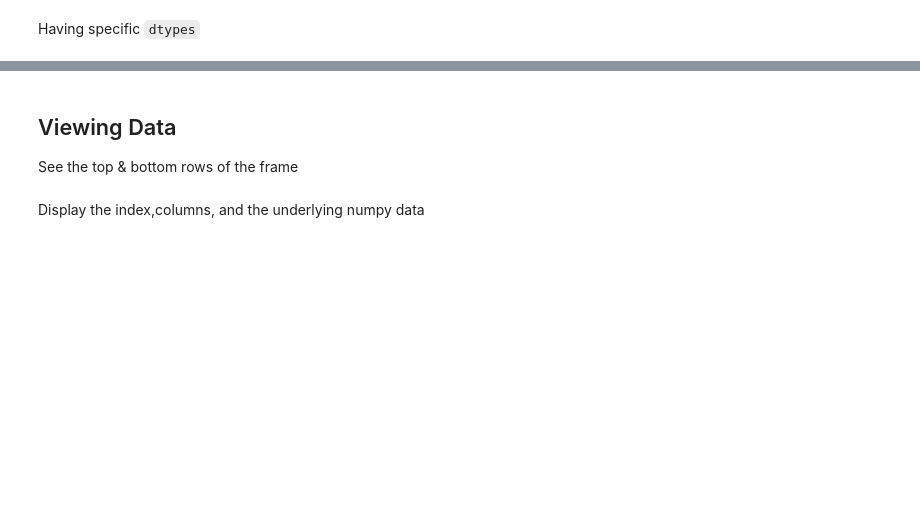
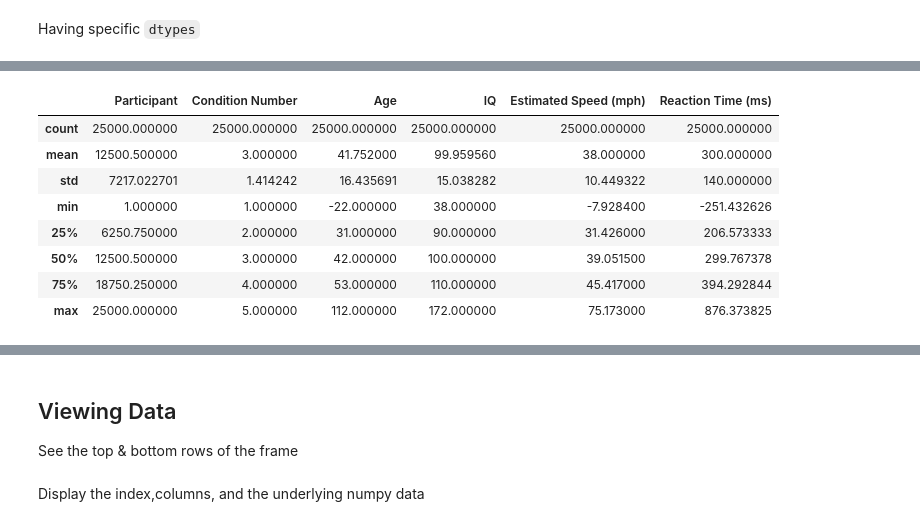
Before and after one commit to jiffyclub/2013-11-23-dlab, a Jupyter notebook: python/data_analysis/Pandas.ipynb, the cells around one changed output, grey strips where cells are left out. Drawn from its saved outputs; the diff is of its cells as text; code cells hidden in the pictures; blank space fills up the shorter version.

```diff
--- a/python/data_analysis/Pandas.ipynb
+++ b/python/data_analysis/Pandas.ipynb
@@ -44,0 +144,12 @@ Turn the dictionary you created yesterday into a pandas data frame called `dicti
+# %%
+loftus_data.describe()
+# %% [output]
+|  | Participant | Condition Number | Age | IQ | Estimated Speed (mph) | Reaction Time (ms) |
+| count | 25000.000000 | 25000.000000 | 25000.000000 | 25000.000000 | 25000.000000 | 25000.000000 |
+| mean | 12500.500000 | 3.000000 | 41.752000 | 99.959560 | 38.000000 | 300.000000 |
+| std | 7217.022701 | 1.414242 | 16.435691 | 15.038282 | 10.449322 | 140.000000 |
+| min | 1.000000 | 1.000000 | -22.000000 | 38.000000 | -7.928400 | -251.432626 |
+| 25% | 6250.750000 | 2.000000 | 31.000000 | 90.000000 | 31.426000 | 206.573333 |
+| 50% | 12500.500000 | 3.000000 | 42.000000 | 100.000000 | 39.051500 | 299.767378 |
+| 75% | 18750.250000 | 4.000000 | 53.000000 | 110.000000 | 45.417000 | 394.292844 |
+| max | 25000.000000 | 5.000000 | 112.000000 | 172.000000 | 75.173000 | 876.373825 |
```
Also changed, not shown: parts of 26 cells of this notebook.
